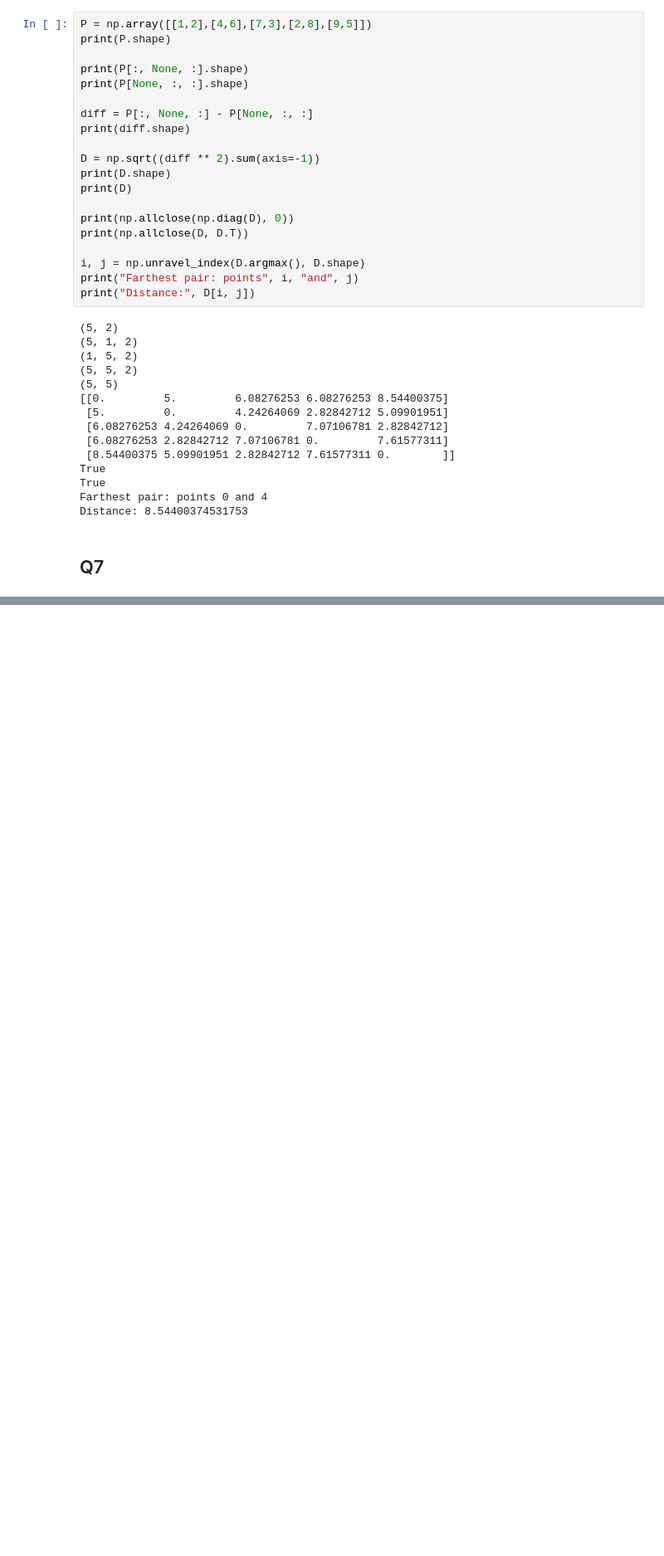
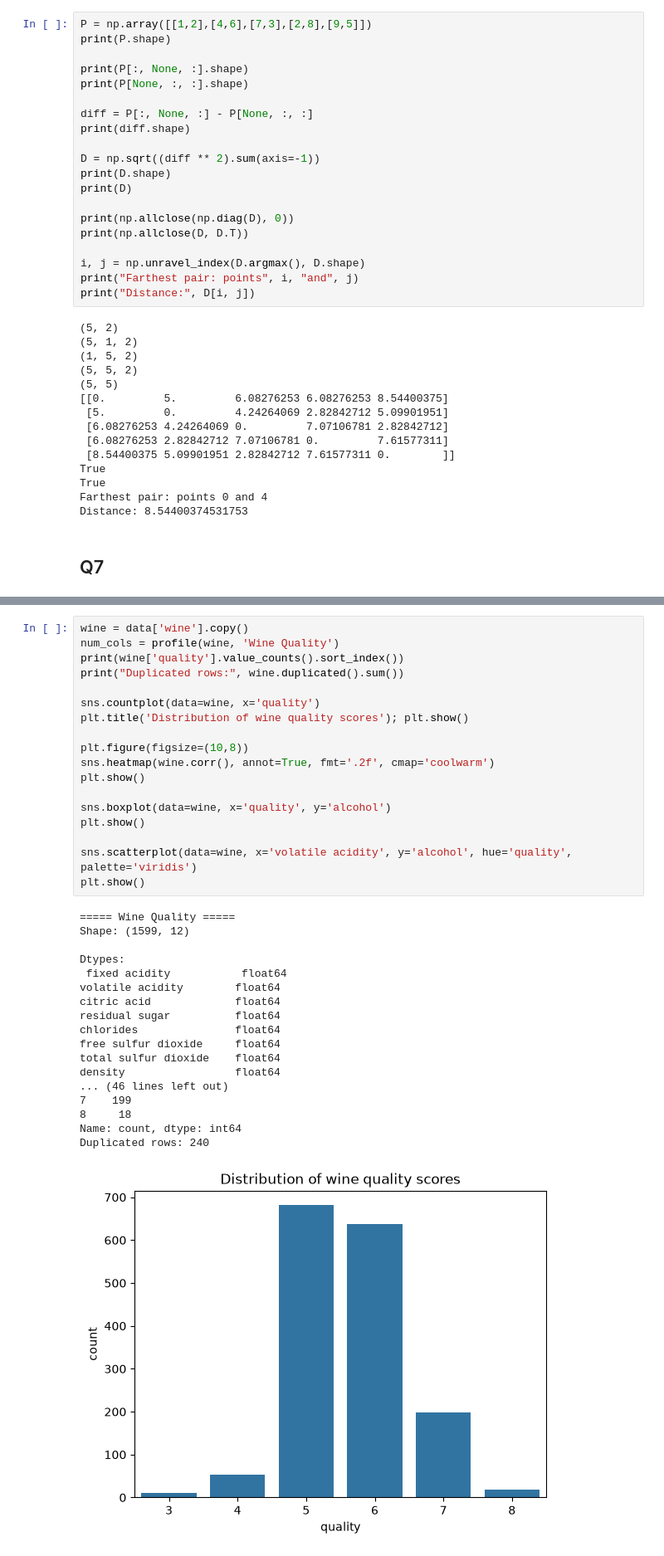
Before and after one commit to IIIT-Pune-ML/ml-lab2-chinmayy777, a Jupyter notebook: 112415054.ipynb, the cells around one changed output, grey strips where cells are left out. Shown at 83% size. Drawn from its saved outputs; the diff is of its cells as text; blank space fills up the shorter version.

```diff
--- a/112415054.ipynb
+++ b/112415054.ipynb
@@ -368,0 +411,37 @@ Missing days: DatetimeIndex([], dtype='datetime64[ns]', freq='D')
+# %%
+wine = data['wine'].copy()
+num_cols = profile(wine, 'Wine Quality')
+print(wine['quality'].value_counts().sort_index())
+print("Duplicated rows:", wine.duplicated().sum())
+
+sns.countplot(data=wine, x='quality')
+plt.title('Distribution of wine quality scores'); plt.show()
+
+plt.figure(figsize=(10,8))
+sns.heatmap(wine.corr(), annot=True, fmt='.2f', cmap='coolwarm')
+plt.show()
+
+sns.boxplot(data=wine, x='quality', y='alcohol')
+plt.show()
+
+sns.scatterplot(data=wine, x='volatile acidity', y='alcohol', hue='quality', palette='viridis')
+plt.show()
+# %% [output]
+===== Wine Quality =====
+Shape: (1599, 12)
+
+Dtypes:
+ fixed acidity           float64
+volatile acidity        float64
+citric acid             float64
+residual sugar          float64
+chlorides               float64
+free sulfur dioxide     float64
+total sulfur dioxide    float64
+density                 float64
+... (46 lines left out)
+7    199
+8     18
+Name: count, dtype: int64
+Duplicated rows: 240
+[figure, added]
```
Also changed, not shown: parts of 10 cells of this notebook.
